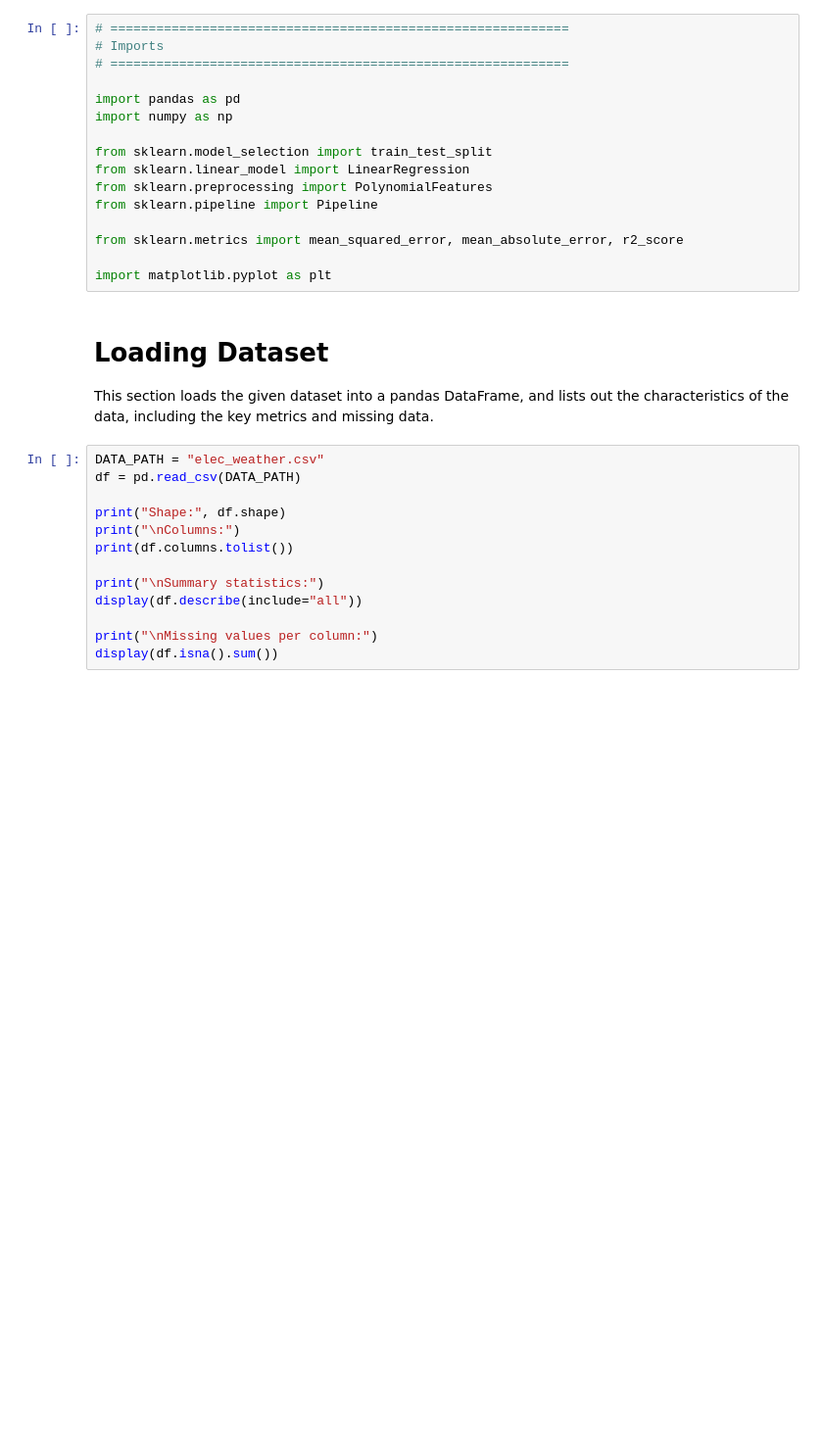
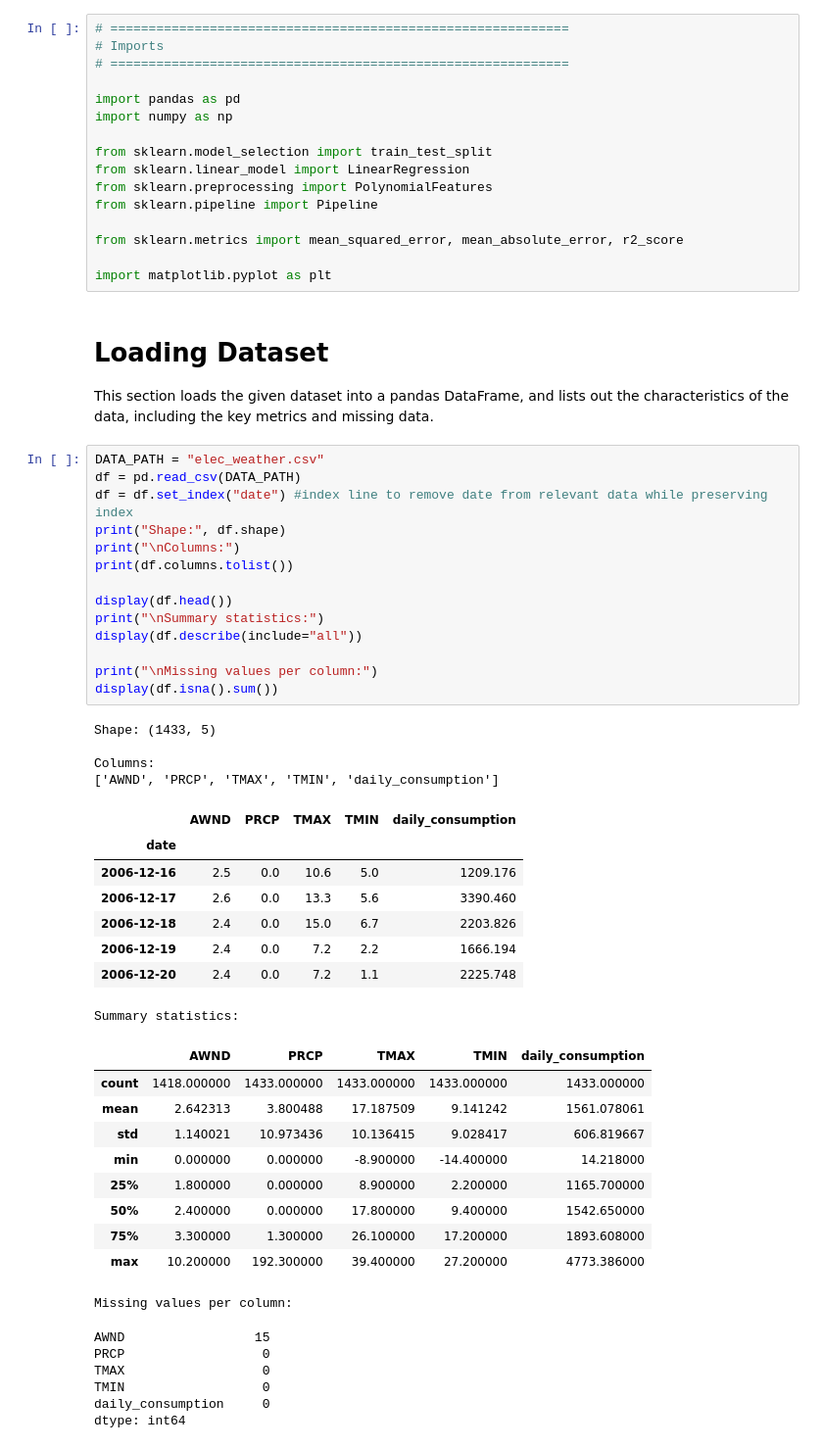
Before and after one commit to erizeli/ML_Repo, a Jupyter notebook: hw1/elec_consmuption_vs_weather.ipynb, the cells around one changed output. Shown at 98% size. Drawn from its saved outputs; the diff is of its cells as text; blank space fills up the shorter version.

```diff
--- a/hw1/elec_consmuption_vs_weather.ipynb
+++ b/hw1/elec_consmuption_vs_weather.ipynb
@@ -29,13 +31,43 @@ This section loads the given dataset into a pandas DataFrame, and lists out the
 # %%
 DATA_PATH = "elec_weather.csv"
 df = pd.read_csv(DATA_PATH)
-
+df = df.set_index("date") #index line to remove date from relevant data while preserving index
 print("Shape:", df.shape)
 print("\nColumns:")
 print(df.columns.tolist())
 
+display(df.head())
 print("\nSummary statistics:")
 display(df.describe(include="all"))
 
 print("\nMissing values per column:")
 display(df.isna().sum())
+# %% [output]
+Shape: (1433, 5)
+
+Columns:
+['AWND', 'PRCP', 'TMAX', 'TMIN', 'daily_consumption']
+|  | AWND | PRCP | TMAX | TMIN | daily_consumption |
+| date |  |  |  |  |  |
+| 2006-12-16 | 2.5 | 0.0 | 10.6 | 5.0 | 1209.176 |
+| 2006-12-17 | 2.6 | 0.0 | 13.3 | 5.6 | 3390.460 |
+| 2006-12-18 | 2.4 | 0.0 | 15.0 | 6.7 | 2203.826 |
+| 2006-12-19 | 2.4 | 0.0 | 7.2 | 2.2 | 1666.194 |
+| 2006-12-20 | 2.4 | 0.0 | 7.2 | 1.1 | 2225.748 |
+Summary statistics:
+|  | AWND | PRCP | TMAX | TMIN | daily_consumption |
+| count | 1418.000000 | 1433.000000 | 1433.000000 | 1433.000000 | 1433.000000 |
+| mean | 2.642313 | 3.800488 | 17.187509 | 9.141242 | 1561.078061 |
+| std | 1.140021 | 10.973436 | 10.136415 | 9.028417 | 606.819667 |
+| min | 0.000000 | 0.000000 | -8.900000 | -14.400000 | 14.218000 |
+| 25% | 1.800000 | 0.000000 | 8.900000 | 2.200000 | 1165.700000 |
+| 50% | 2.400000 | 0.000000 | 17.800000 | 9.400000 | 1542.650000 |
+| 75% | 3.300000 | 1.300000 | 26.100000 | 17.200000 | 1893.608000 |
+| max | 10.200000 | 192.300000 | 39.400000 | 27.200000 | 4773.386000 |
+Missing values per column:
+AWND                 15
+PRCP                  0
+TMAX                  0
+TMIN                  0
+daily_consumption     0
+dtype: int64
```
Also changed, not shown: parts of 6 cells of this notebook, 1 other file.
